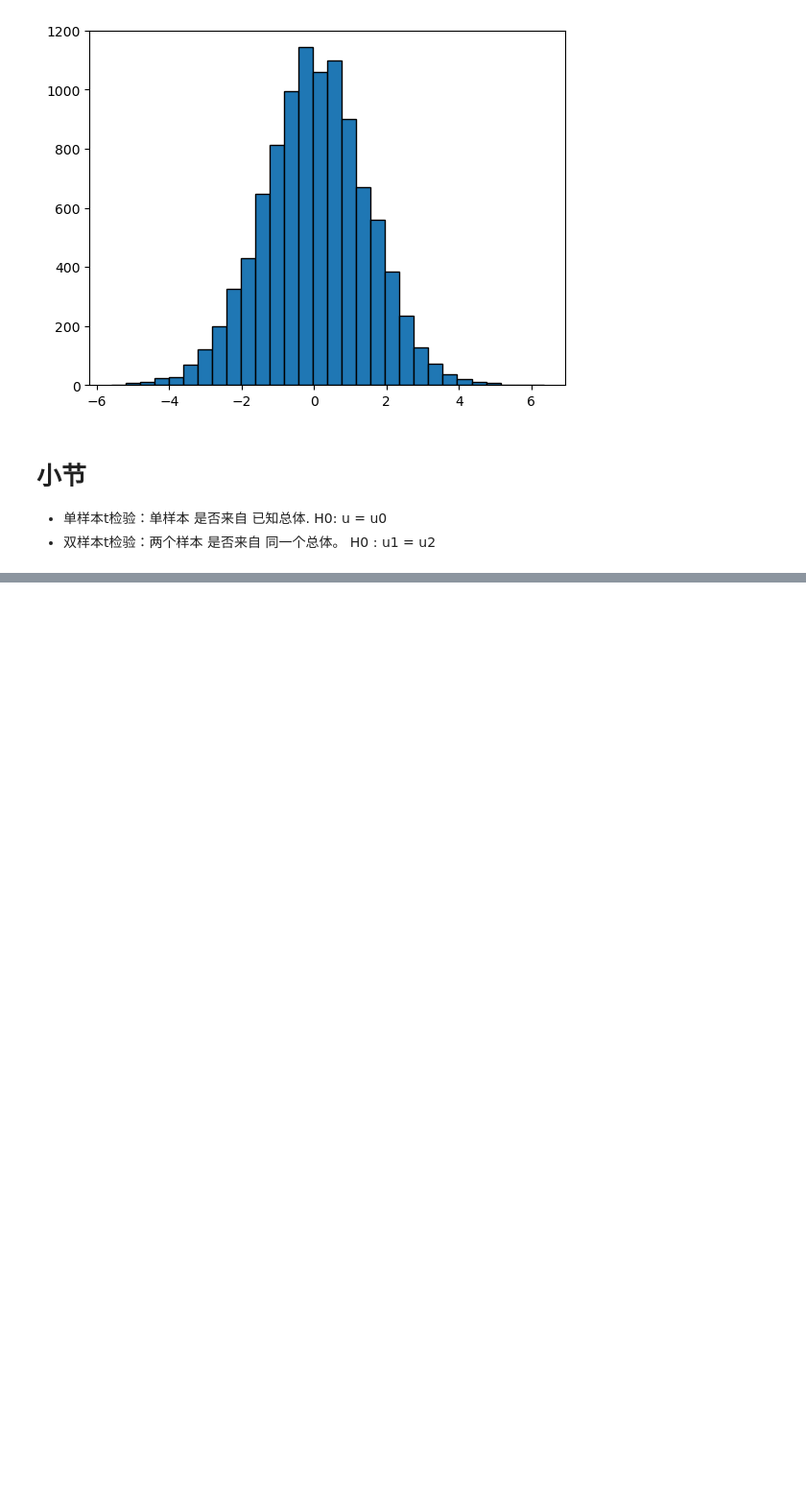
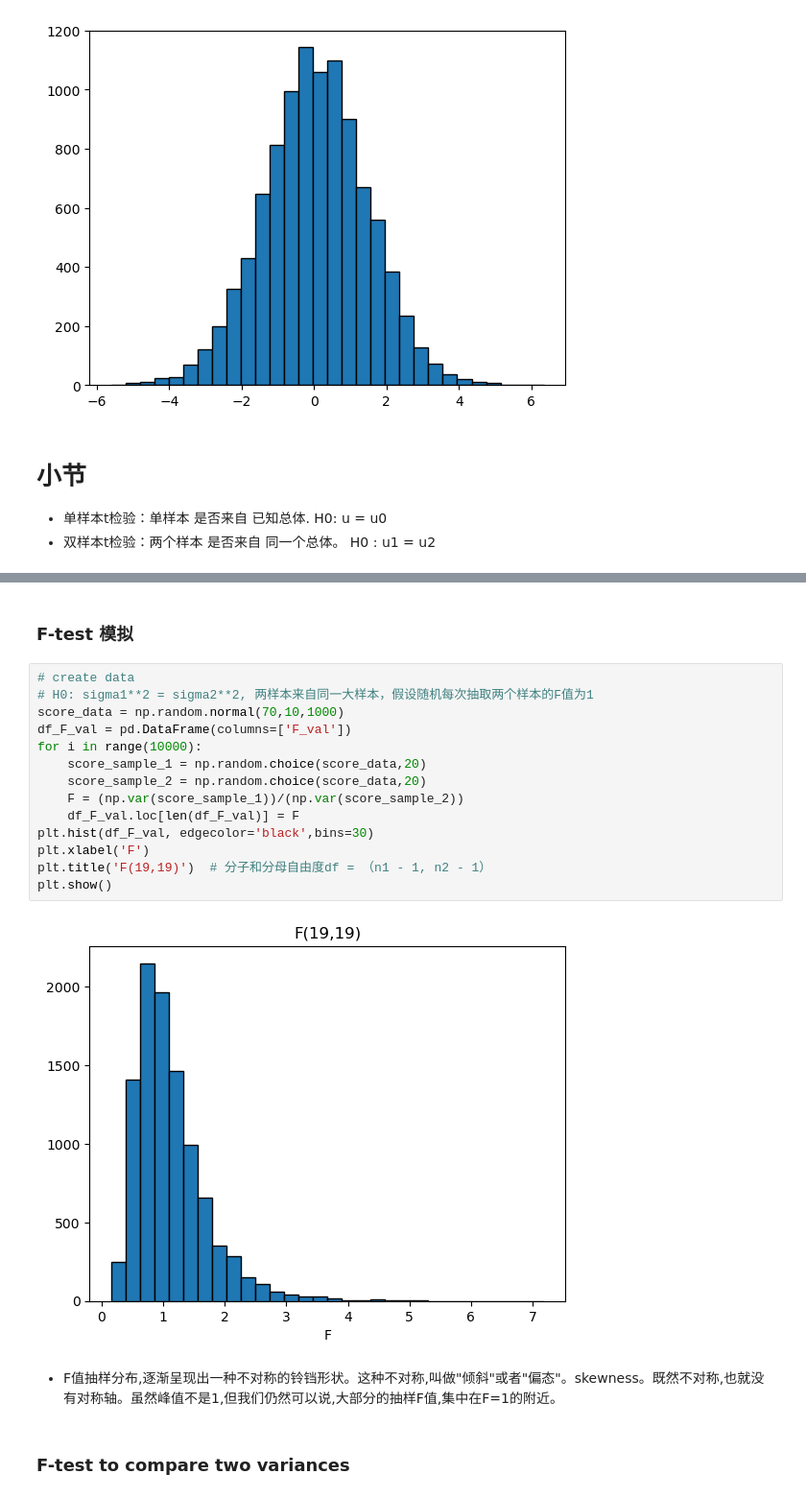
Before and after one commit to Lvseguiji/ZMJ_Whale_DS, a Jupyter notebook: Stats/04.T-test.ipynb, the cells around one changed output, grey strips where cells are left out. Shown at 96% size. Drawn from its saved outputs; the diff is of its cells as text; blank space fills up the shorter version.

```diff
--- a/Stats/04.T-test.ipynb
+++ b/Stats/04.T-test.ipynb
@@ -211,0 +249,22 @@ plt.show()
+# %% [markdown]
+### F-test 模拟
+# %%
+# create data
+# H0: sigma1**2 = sigma2**2, 两样本来自同一大样本，假设随机每次抽取两个样本的F值为1
+score_data = np.random.normal(70,10,1000)
+df_F_val = pd.DataFrame(columns=['F_val'])
+for i in range(10000):
+    score_sample_1 = np.random.choice(score_data,20)
+    score_sample_2 = np.random.choice(score_data,20)
+    F = (np.var(score_sample_1))/(np.var(score_sample_2))
+    df_F_val.loc[len(df_F_val)] = F
+plt.hist(df_F_val, edgecolor='black',bins=30)
+plt.xlabel('F')
+plt.title('F(19,19)')  # 分子和分母自由度df = （n1 - 1, n2 - 1）
+plt.show()
+# %% [output]
+[figure, added]
+# %% [markdown]
+- F值抽样分布,逐渐呈现出一种不对称的铃铛形状。这种不对称,叫做"倾斜"或者"偏态"。skewness。既然不对称,也就没有对称轴。虽然峰值不是1,但我们仍然可以说,大部分的抽样F值,集中在F=1的附近。
+# %% [markdown]
+### F-test to compare two variances
```
Also changed, not shown: parts of 16 cells of this notebook, 7 other files.
